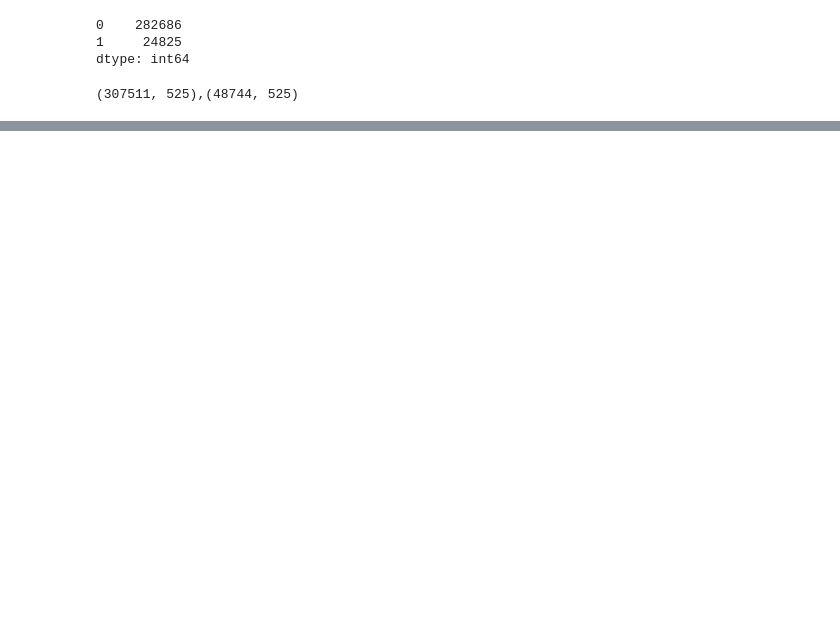
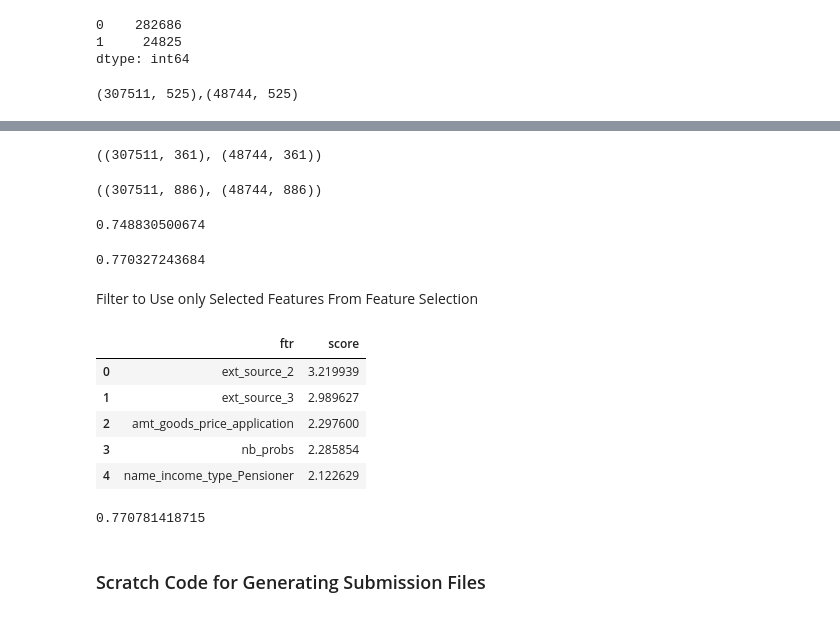
Before and after one commit to rshap91/home_credit_loans, a Jupyter notebook: BuildModels.ipynb, the cells around one changed output, grey strips where cells are left out. Cells and saved outputs as stored; diff of their text form; code cells hidden in the pictures; blank space fills up the shorter version.

```diff
--- a/BuildModels.ipynb
+++ b/BuildModels.ipynb
@@ -140,0 +603,41 @@ probs = et_clf.predict_proba(x_test)
+# %%
+eng_ftrs_train = pd.read_csv('clean_data/eng_ftrs_train.csv')
+eng_ftrs_test = pd.read_csv('clean_data/eng_ftrs_test.csv')
+eng_ftrs_train.shape, eng_ftrs_test.shape
+# %% [output]
+((307511, 361), (48744, 361))
+# %%
+xtrain_all = pd.concat((train, eng_ftrs_train), axis=1)
+xtest_all = pd.concat((test, eng_ftrs_test), axis=1)
+
+xtrain_all.shape, xtest_all.shape
+# %% [output]
+((307511, 886), (48744, 886))
+# %%
+# engineered features _alone_ do pretty well
+cv = StratifiedKFold(N_CV, True, SEED)
+est = LGBMClassifier(**lgb_default_params, **params)
+roc_auc = np.mean(cross_val_score(est, eng_ftrs_train, y_train, scoring='roc_auc', cv=cv, n_jobs=-1))
+print(roc_auc)
+# %% [output]
+0.748830500674
+# %%
+# :-/ combined no improvement
+cv = StratifiedKFold(N_CV, True, SEED)
+est = LGBMClassifier(**lgb_default_params, **params)
+roc_auc = np.mean(cross_val_score(est, xtrain_all.values, y_train, scoring='roc_auc', cv=cv, n_jobs=-1))
+print(roc_auc)
+# %% [output]
+0.770327243684
+# %% [markdown]
+Filter to Use only Selected Features From Feature Selection
+# %%
+selected_ftrs = pd.read_csv('extra/all_selected_ftrs.csv', names=['ftr', 'score'])
+selected_ftrs.head()
+# %% [output]
+|  | ftr | score |
+| 0 | ext_source_2 | 3.219939 |
+| 1 | ext_source_3 | 2.989627 |
+| 2 | amt_goods_price_application | 2.297600 |
+| 3 | nb_probs | 2.285854 |
+| 4 | name_income_type_Pensioner | 2.122629 |
@@ -140,0 +647,10 @@ probs = et_clf.predict_proba(x_test)
+# %%
+# :-( still no improvement
+cv = StratifiedKFold(N_CV, True, SEED)
+est = LGBMClassifier(**lgb_default_params, **params)
+roc_auc = np.mean(cross_val_score(est, xtrain_all[final_ftrs].values, y_train, scoring='roc_auc', cv=cv, n_jobs=-1))
+print(roc_auc)
+# %% [output]
+0.770781418715
+# %% [markdown]
+### Scratch Code for Generating Submission Files
```
Also changed, not shown: parts of 65 cells of this notebook, 5 other files.
